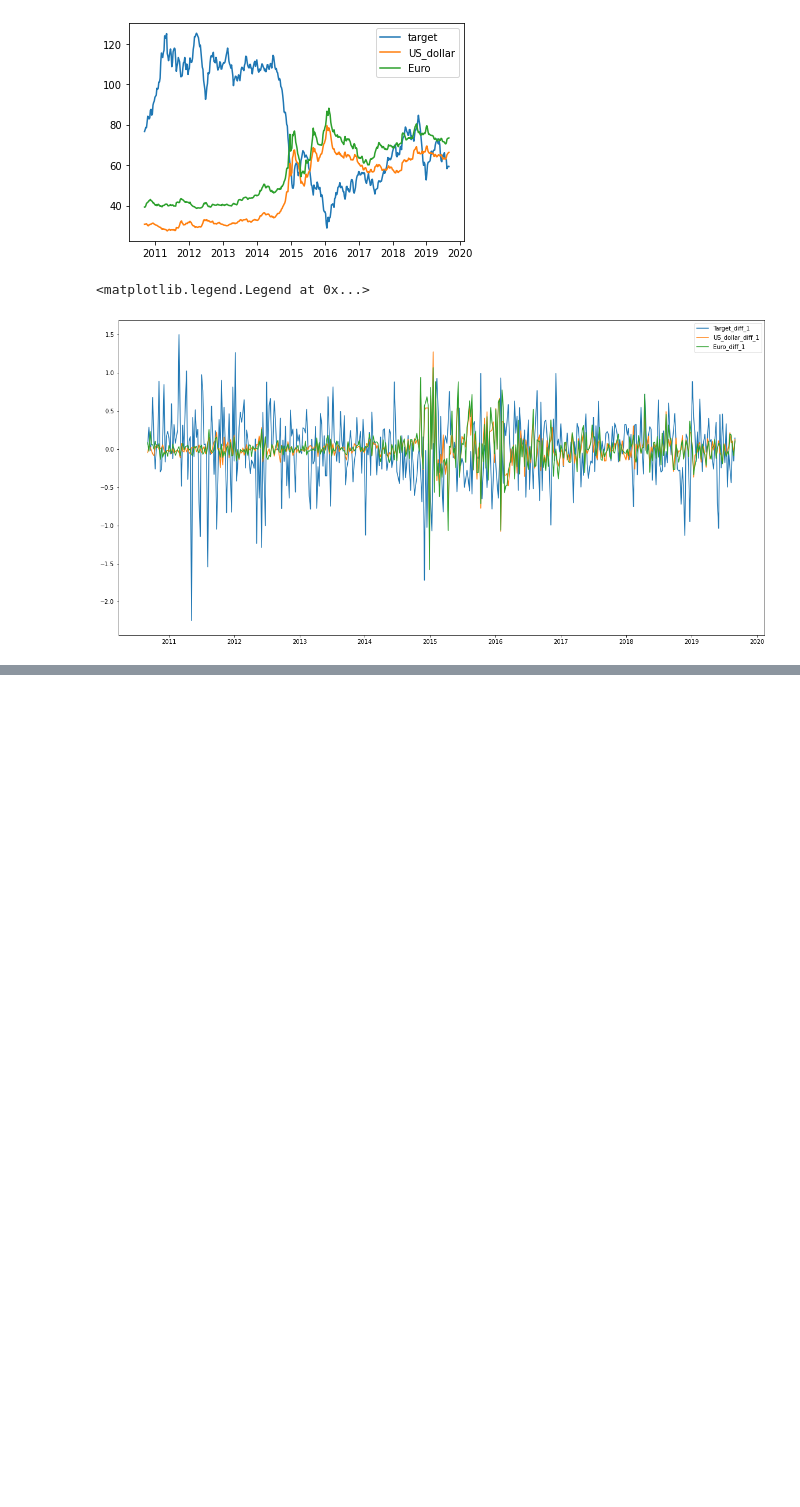
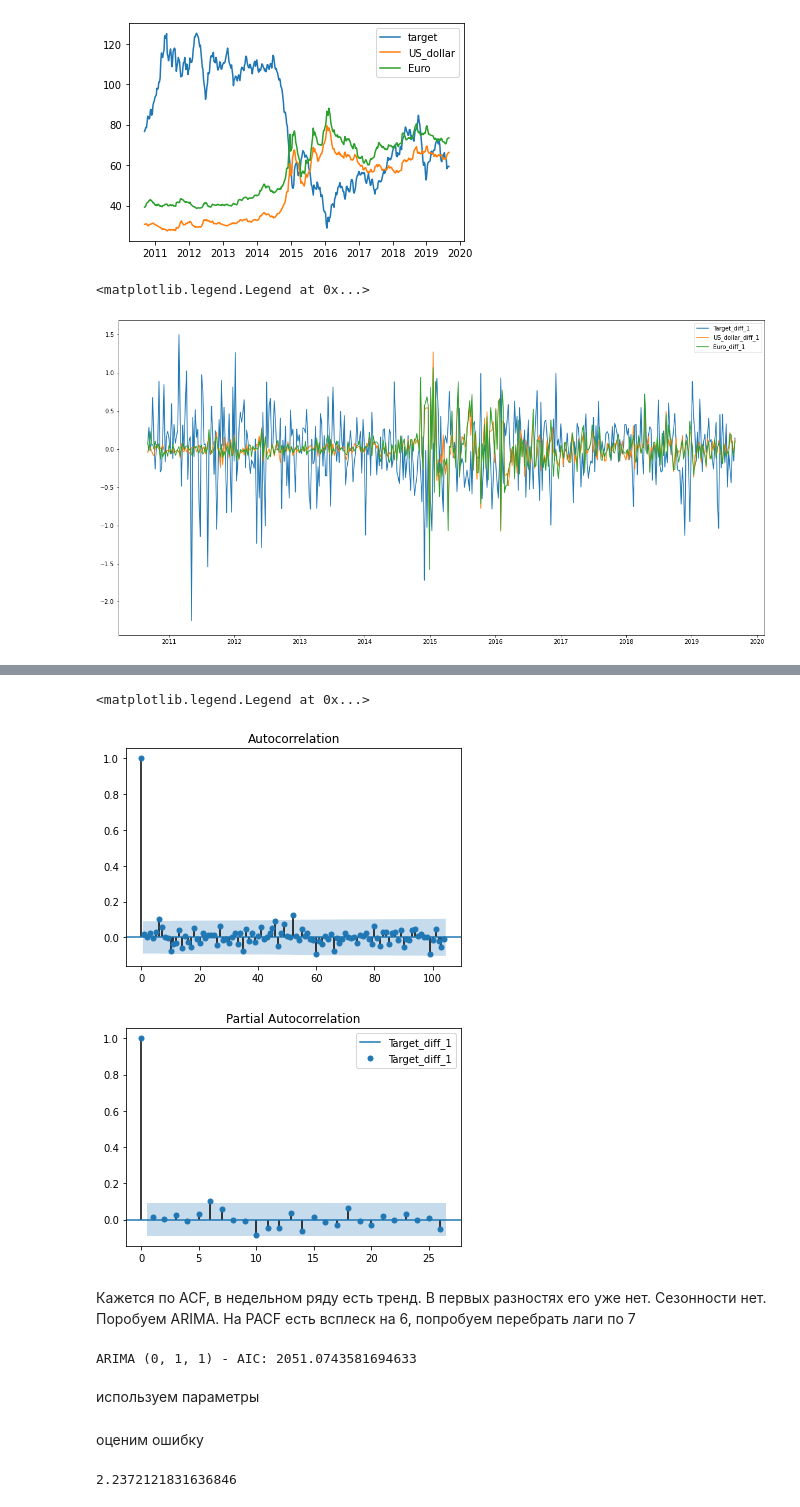
Before and after one commit to aldalinde/Time_series, a Jupyter notebook: lesson_05.ipynb, the cells around one changed output, grey strips where cells are left out. Saved outputs shown, nothing was run; the diff lists cells and outputs as text; code cells hidden in the pictures; blank space fills up the shorter version.

Commit message:
Arima model and maep added

```diff
--- a/lesson_05.ipynb
+++ b/lesson_05.ipynb
@@ -247,0 +273,11 @@ plt.legend()
+# %%
+sm.graphics.tsa.plot_acf(brent_week.iloc[:,3], lags=52*2,label=f'{brent_week.columns[3]}' )
+sm.graphics.tsa.plot_pacf(brent_week.iloc[:,3], lags=26,label=f'{brent_week.columns[3]}' )
+plt.legend()
+# %% [output]
+<matplotlib.legend.Legend at 0x...>
+[figure, added]
+[figure, added]
+# %% [markdown]
+Кажется по ACF, в недельном ряду есть тренд. В первых разностях его уже нет. Сезонности нет. Поробуем ARIMA.
+На PACF есть всплеск на 6, попробуем перебрать лаги по 7
@@ -247,0 +291,18 @@ plt.legend()
+# %%
+aic_ = 10000
+param_ = None
+for param in pdq:
+    try:
+        mod = ARIMA(brent_week['target'].values, order=param)
+
+        results = mod.fit()
+        if results.aic < aic_:
+            aic_ = results.aic
+            param_ = param
+    except:
+        continue
+print('ARIMA {} - AIC: {}'.format(param_, aic_))
+# %% [output]
+ARIMA (0, 1, 1) - AIC: 2051.0743581694633
+# %% [markdown]
+используем параметры
@@ -247,0 +317,7 @@ plt.legend()
+# %% [markdown]
+оценим ошибку
+# %%
+mape_arima = mean_absolute_percentage_error(brent_week.iloc[1:,0],results.fittedvalues[1:])
+mape_arima
+# %% [output]
+2.2372121831636846
```
Also changed, not shown: parts of 14 cells of this notebook.
